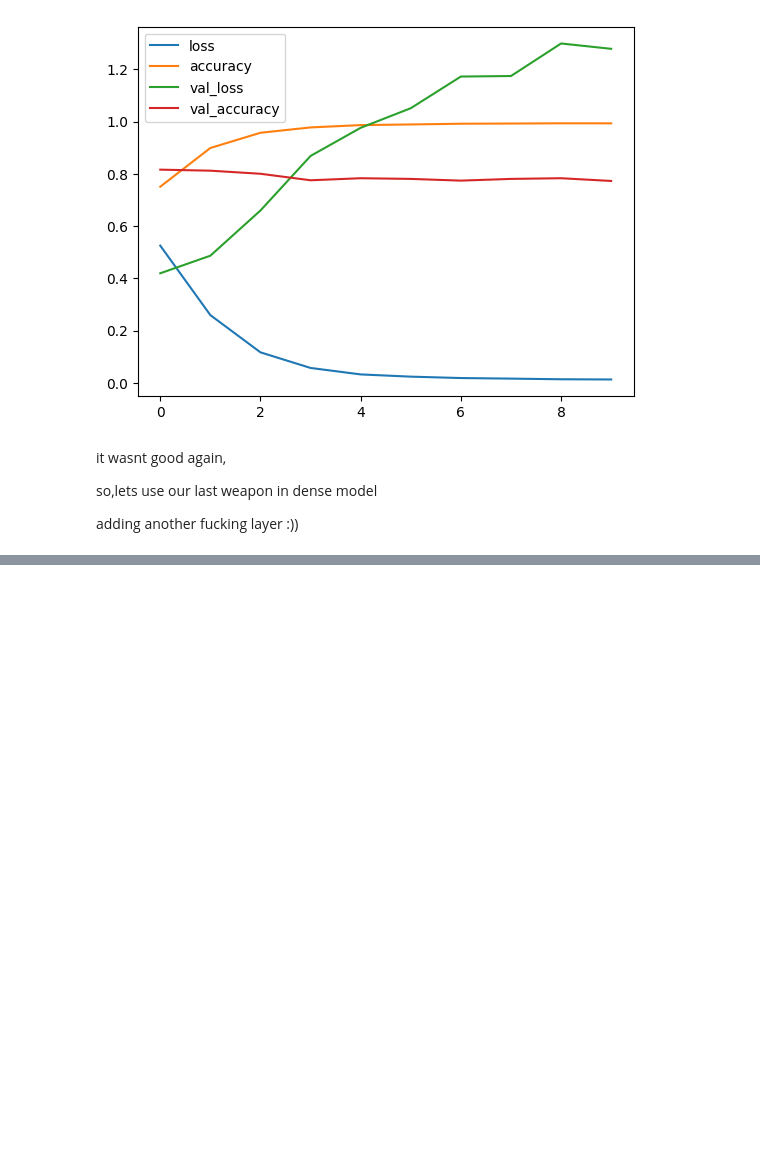
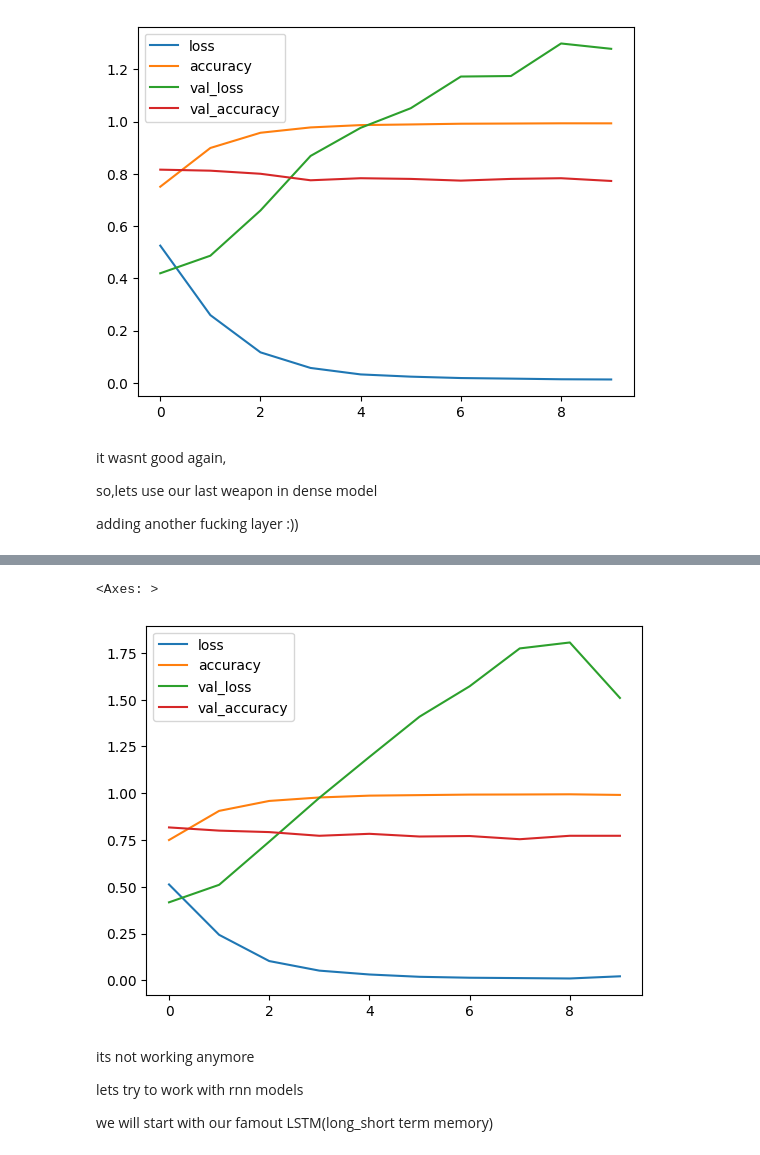
Before and after one commit to Alirs2002/tweet_sentiment_analysis, a Jupyter notebook: code.ipynb, the cells around one changed output, grey strips where cells are left out. Saved outputs shown, nothing was run; the diff lists cells and outputs as text; code cells hidden in the pictures; blank space fills up the shorter version.

```diff
--- a/code.ipynb
+++ b/code.ipynb
@@ -485,3 +485,28 @@ it wasnt good again,
 so,lets use our last weapon in dense model
 
 adding another fucking layer :))
+# %%
+model_4_embedding = tf.keras.layers.Embedding(input_dim=vocab_size,
+                                              output_dim=256,
+                                              mask_zero=True,
+                                              name="kiri")
+# %%
+input_model_4 = tf.keras.layers.Input(shape=(1,),dtype="string")
+x = vectorizer(input_model_4)
+x = model_4_embedding(x)
+x = tf.keras.layers.GlobalAveragePooling1D()(x)
+x = tf.keras.layers.Dense(128,activation=tf.keras.activations.relu)(x)
+x = tf.keras.layers.Dense(128,activation=tf.keras.activations.relu)(x)
+output_4 = tf.keras.layers.Dense(1,activation=tf.keras.activations.sigmoid)(x)
+
+model_4 = tf.keras.Model(input_model_4,output_4)
+# %%
+model_4.compile(loss=tf.keras.losses.binary_crossentropy,
+                metrics=["accuracy"],
+                optimizer=tf.keras.optimizers.Adam(learning_rate=0.001))
+# %%
+model_4_history = model_4.fit(train_sentence,
+                              train_labels,
+                              epochs=10,
+                              validation_data=(val_sentence,val_labels),
+                              verbose = 2)
@@ -487,0 +534,11 @@ adding another fucking layer :))
+# %%
+pd.DataFrame(model_4_history.history).plot()
+# %% [output]
+<Axes: >
+[figure, added]
+# %% [markdown]
+its not working anymore
+
+lets try to work with rnn models
+
+we will start with our famout LSTM(long_short term memory)
```
Also changed, not shown: parts of 1 cell of this notebook.
